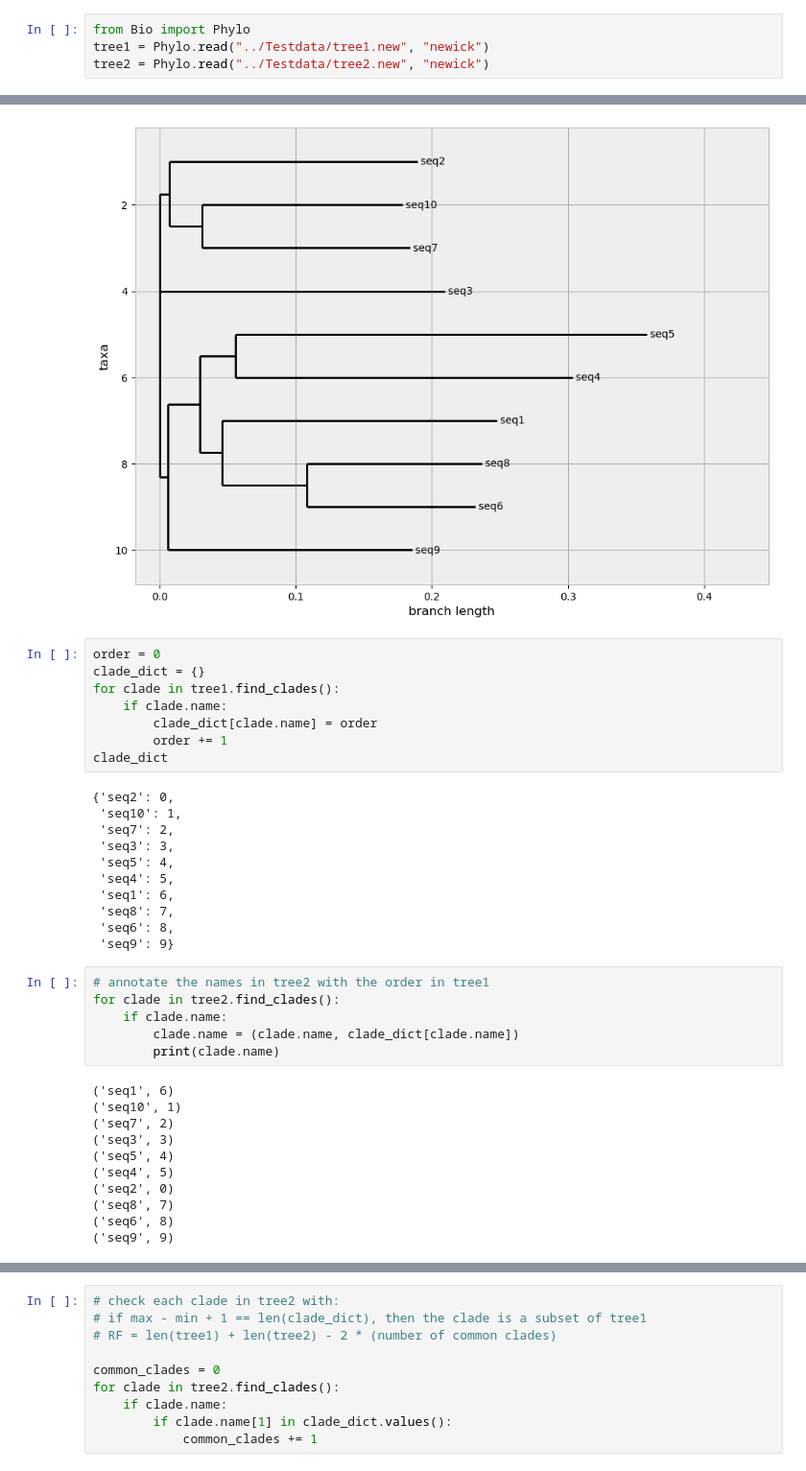
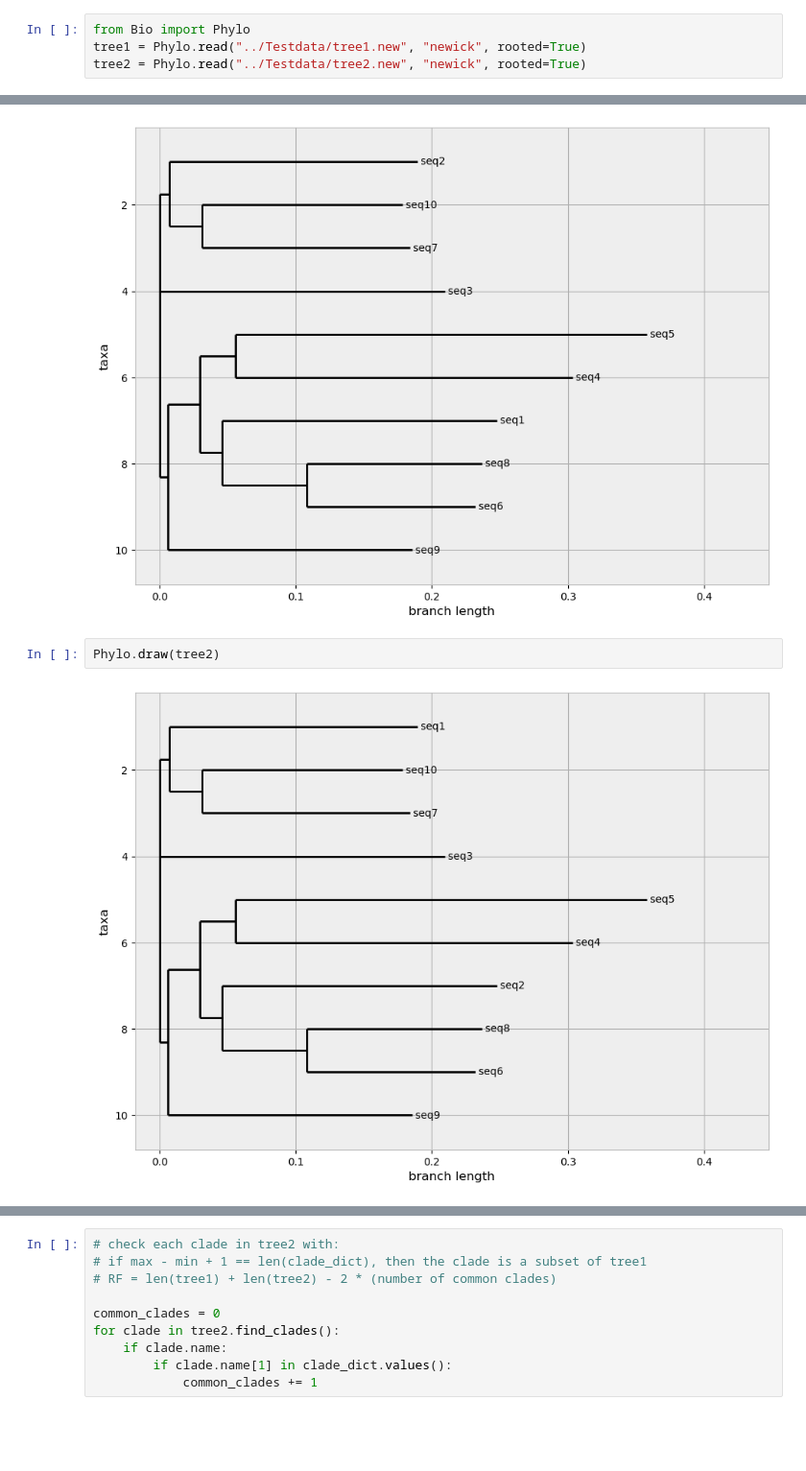
Before and after one commit to AstridDahl/AiB2024, a Jupyter notebook: project4/henry/days-exp.ipynb, the cells around one changed output, grey strips where cells are left out. Shown: that part at 96% size. Cells and saved outputs as stored; diff of their text form; blank space fills up the shorter version.

```diff
--- a/project4/henry/days-exp.ipynb
+++ b/project4/henry/days-exp.ipynb
@@ -46,45 +46,13 @@ Your results of Experiment 1-3, i.e. an 6x6 table showing the RF-distance betwee
 ## Day's algorithm
 # %%
 from Bio import Phylo
-tree1 = Phylo.read("../Testdata/tree1.new", "newick")
-tree2 = Phylo.read("../Testdata/tree2.new", "newick")
+tree1 = Phylo.read("../Testdata/tree1.new", "newick", rooted=True)
+tree2 = Phylo.read("../Testdata/tree2.new", "newick", rooted=True)
 # %%
 Phylo.draw(tree1)
 # %% [output]
 [figure]
-# %%
-order = 0
-clade_dict = {}
-for clade in tree1.find_clades():
-    if clade.name:
-        clade_dict[clade.name] = order
-        order += 1
-clade_dict
-# %% [output]
-{'seq2': 0,
- 'seq10': 1,
- 'seq7': 2,
- 'seq3': 3,
- 'seq5': 4,
- 'seq4': 5,
- 'seq1': 6,
- 'seq8': 7,
- 'seq6': 8,
- 'seq9': 9}
-# %%
-# annotate the names in tree2 with the order in tree1
-for clade in tree2.find_clades():
-    if clade.name:
-        clade.name = (clade.name, clade_dict[clade.name])
-        print(clade.name)
-# %% [output]
-('seq1', 6)
-('seq10', 1)
-('seq7', 2)
-('seq3', 3)
-('seq5', 4)
-('seq4', 5)
-('seq2', 0)
-('seq8', 7)
-('seq6', 8)
-('seq9', 9)
+# %%
+Phylo.draw(tree2)
+# %% [output]
+[figure, added]
```
Also changed, not shown: parts of 21 cells of this notebook, 6 other files.
